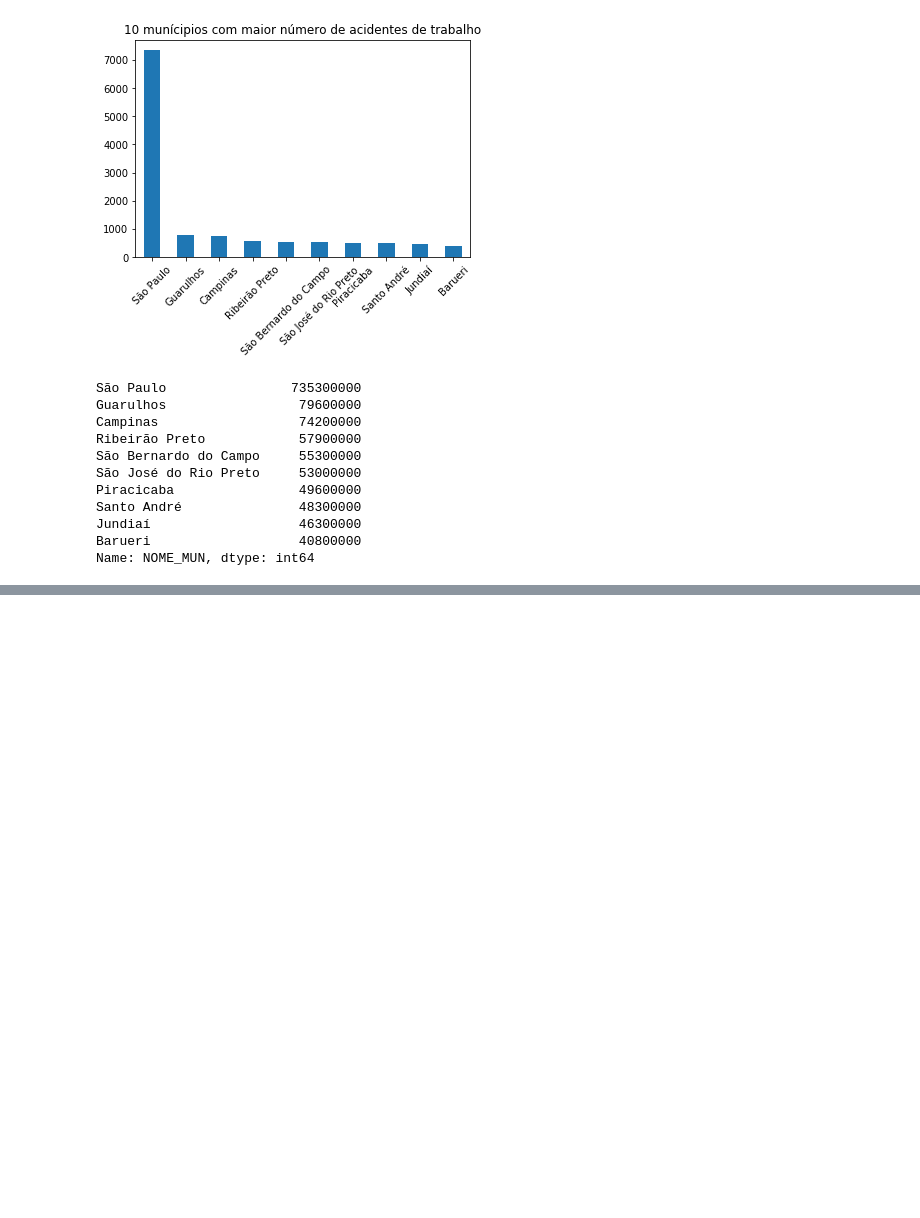
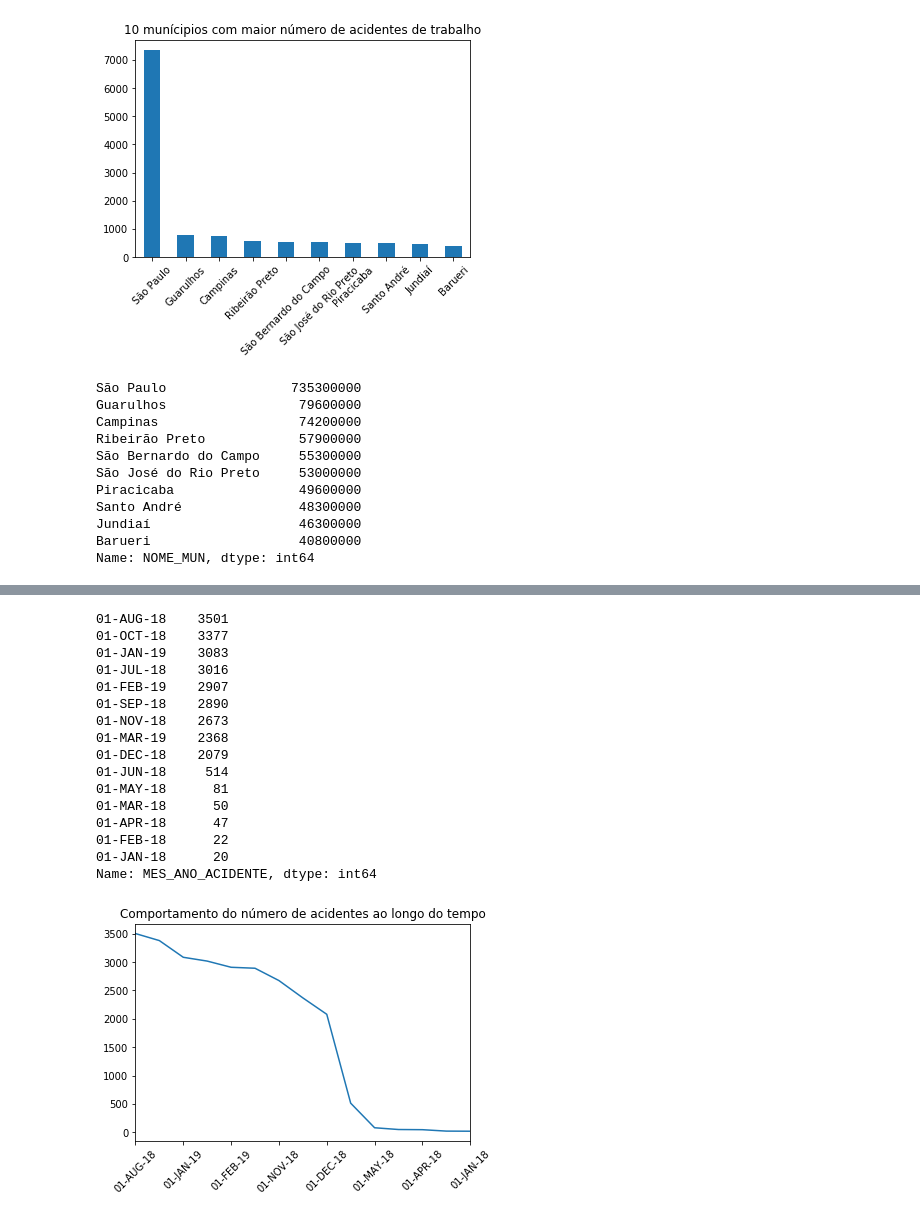
Before and after one commit to brunaoliveira/acidentes_de_trabalho, a Jupyter notebook: Enunciado_T2_final.ipynb, the cells around one changed output, grey strips where cells are left out. Drawn from its saved outputs; the diff is of its cells as text; code cells hidden in the pictures; blank space fills up the shorter version.

```diff
--- a/Enunciado_T2_final.ipynb
+++ b/Enunciado_T2_final.ipynb
@@ -189,3 +221,27 @@ print_dataframe('A natureza da lesão mais frequente é: {}, com {} acidentes.'.
 # %%
 ##5.Qual é o comportamento do número de acidentes ao longo do tempo?
 ##Mostre a evolução do número de acientes utilizando um gráfico de linha.
+acid_count = df['MES_ANO_ACIDENTE'].value_counts()
+print_dataframe(acid_count)
+acid_count.plot()
+plt.title('Comportamento do número de acidentes ao longo do tempo')
+plt.xticks(rotation=45)
+plt.show()
+# %% [output]
+01-AUG-18    3501
+01-OCT-18    3377
+01-JAN-19    3083
+01-JUL-18    3016
+01-FEB-19    2907
+01-SEP-18    2890
+01-NOV-18    2673
+01-MAR-19    2368
+01-DEC-18    2079
+01-JUN-18     514
+01-MAY-18      81
+01-MAR-18      50
+01-APR-18      47
+01-FEB-18      22
+01-JAN-18      20
+Name: MES_ANO_ACIDENTE, dtype: int64
+[figure, added]
```
Also changed, not shown: parts of 7 cells of this notebook.
